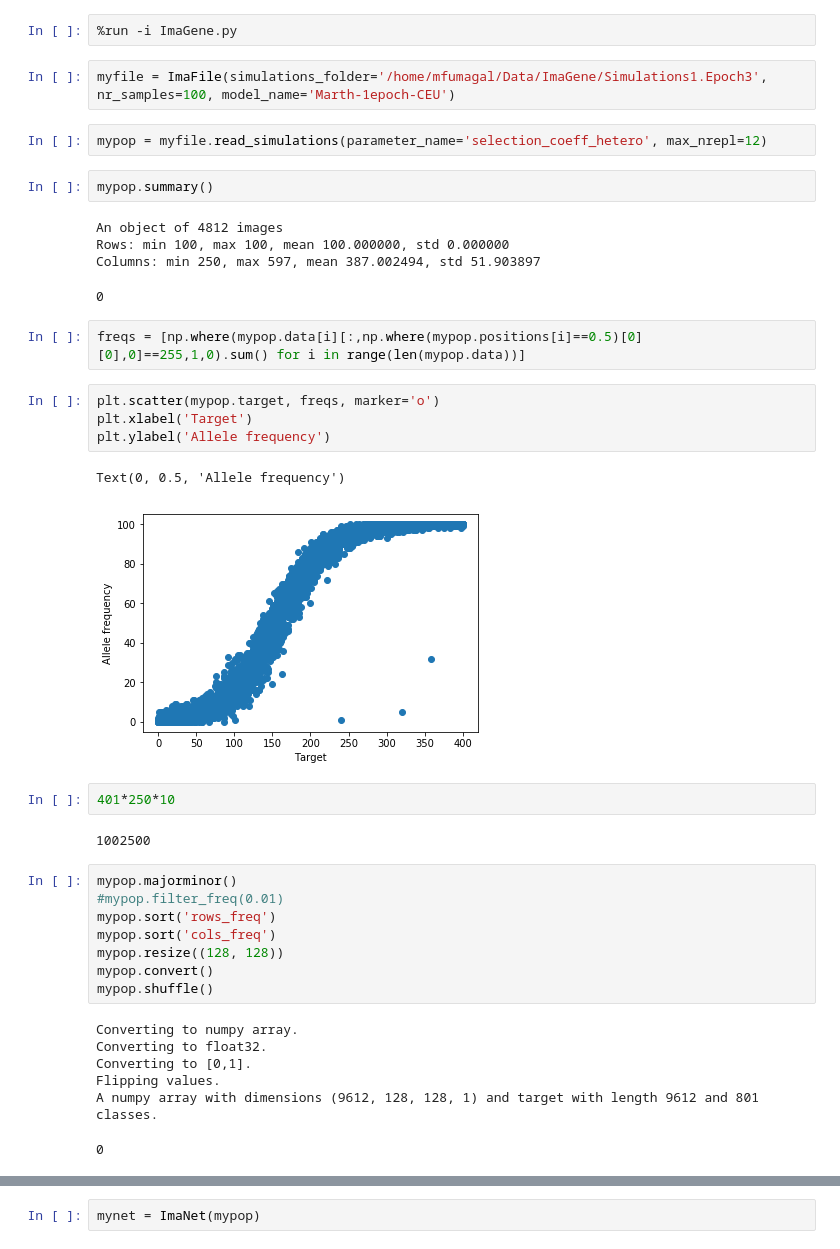
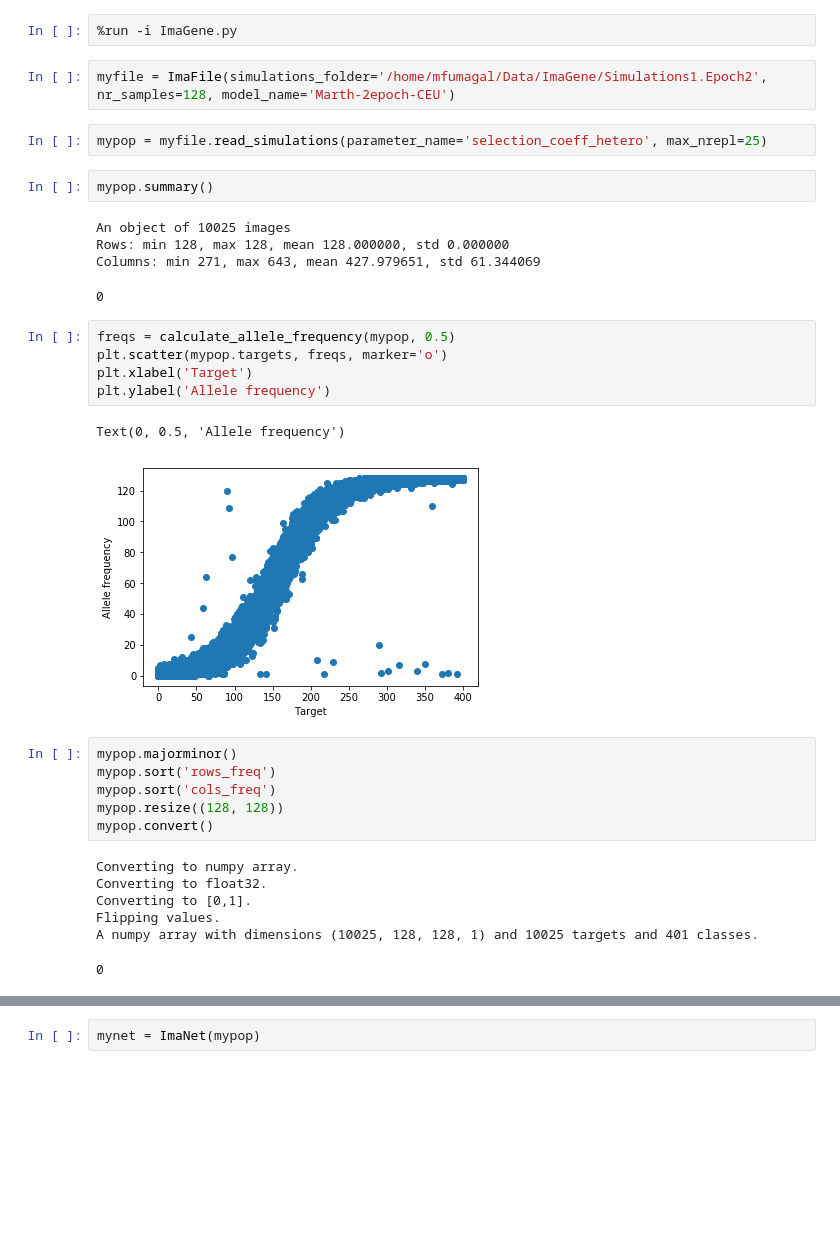
Before and after one commit to mfumagalli/ImaGene, a Jupyter notebook: Tutorial.ipynb, the cells around one changed output, grey strips where cells are left out. Cells and saved outputs as stored; diff of their text form; blank space fills up the shorter version.

```diff
--- a/Tutorial.ipynb
+++ b/Tutorial.ipynb
@@ -23,41 +23,34 @@ import pydot # optional
 # %%
 %run -i ImaGene.py
 # %%
-myfile = ImaFile(simulations_folder='/home/mfumagal/Data/ImaGene/Simulations1.Epoch3', nr_samples=100, model_name='Marth-1epoch-CEU')
+myfile = ImaFile(simulations_folder='/home/mfumagal/Data/ImaGene/Simulations1.Epoch2', nr_samples=128, model_name='Marth-2epoch-CEU')
 # %%
-mypop = myfile.read_simulations(parameter_name='selection_coeff_hetero', max_nrepl=12)
+mypop = myfile.read_simulations(parameter_name='selection_coeff_hetero', max_nrepl=25)
 # %%
 mypop.summary()
 # %% [output]
-An object of 4812 images
-Rows: min 100, max 100, mean 100.000000, std 0.000000
-Columns: min 250, max 597, mean 387.002494, std 51.903897
+An object of 10025 images
+Rows: min 128, max 128, mean 128.000000, std 0.000000
+Columns: min 271, max 643, mean 427.979651, std 61.344069
 0
-# %%
-freqs = [np.where(mypop.data[i][:,np.where(mypop.positions[i]==0.5)[0][0],0]==255,1,0).sum() for i in range(len(mypop.data))]
 # %%
-plt.scatter(mypop.target, freqs, marker='o')
+freqs = calculate_allele_frequency(mypop, 0.5)
+plt.scatter(mypop.targets, freqs, marker='o')
 plt.xlabel('Target')
 plt.ylabel('Allele frequency')
 # %% [output]
 Text(0, 0.5, 'Allele frequency')
-[figure, old version]
+[figure, new version]
-# %%
-401*250*10
-# %% [output]
-1002500
 # %%
 mypop.majorminor()
-#mypop.filter_freq(0.01)
 mypop.sort('rows_freq')
 mypop.sort('cols_freq')
 mypop.resize((128, 128))
 mypop.convert()
-mypop.shuffle()
 # %% [output]
 Converting to numpy array.
 Converting to float32.
 Converting to [0,1].
 Flipping values.
-A numpy array with dimensions (9612, 128, 128, 1) and target with length 9612 and 801 classes.
+A numpy array with dimensions (10025, 128, 128, 1) and 10025 targets and 401 classes.
 0
```
Also changed, not shown: parts of 32 cells of this notebook, 2 other files.
